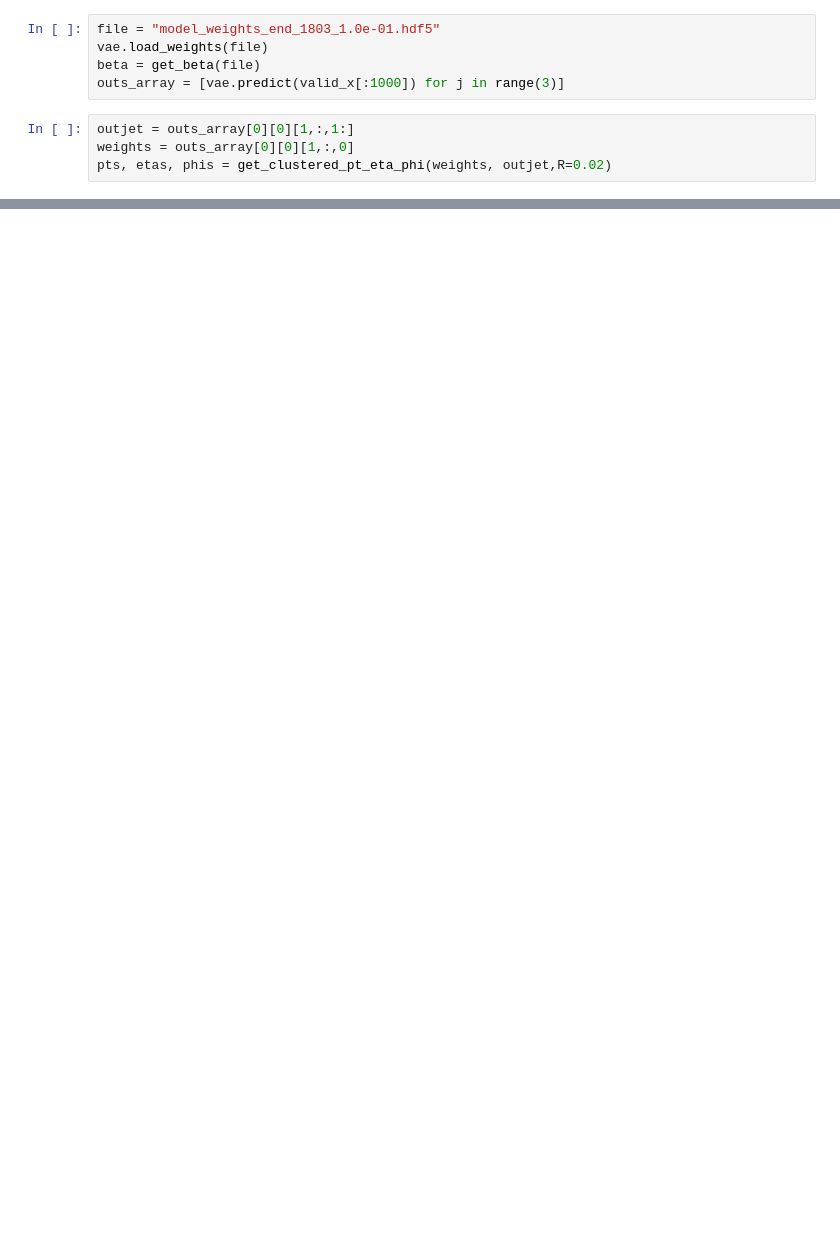
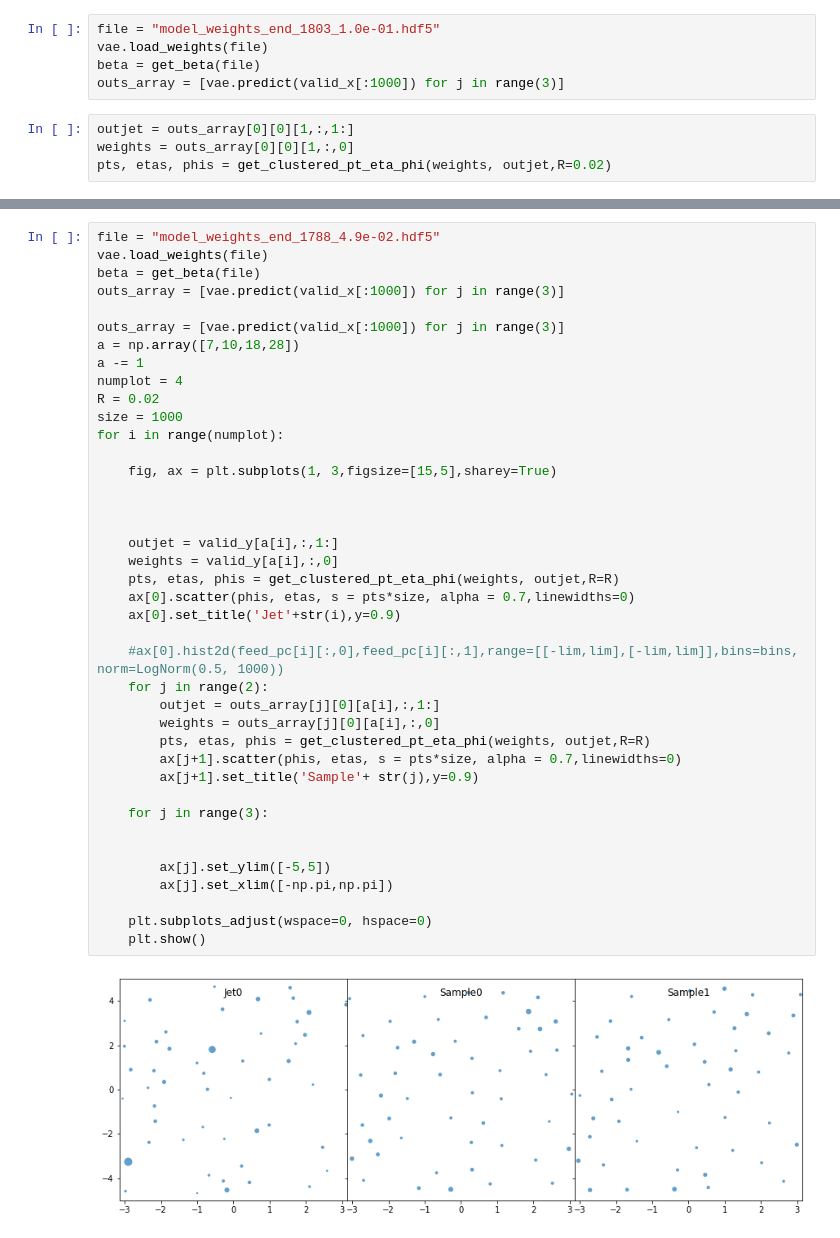
Before and after one commit to erichuangyf/copy_EMD_VAE, a Jupyter notebook: Study/study_B_new.ipynb, the cells around one changed output, grey strips where cells are left out. Cells and saved outputs as stored; diff of their text form; blank space fills up the shorter version.

```diff
--- a/Study/study_B_new.ipynb
+++ b/Study/study_B_new.ipynb
@@ -584,0 +466,42 @@ plt.hist(pts)
+# %%
+file = "model_weights_end_1788_4.9e-02.hdf5"
+vae.load_weights(file)
+beta = get_beta(file)
+outs_array = [vae.predict(valid_x[:1000]) for j in range(3)]
+
+outs_array = [vae.predict(valid_x[:1000]) for j in range(3)]
+a = np.array([7,10,18,28])
+a -= 1
+numplot = 4
+R = 0.02
+size = 1000
+for i in range(numplot):
+
+    fig, ax = plt.subplots(1, 3,figsize=[15,5],sharey=True)
+
+
+
+    outjet = valid_y[a[i],:,1:]
+    weights = valid_y[a[i],:,0]
+    pts, etas, phis = get_clustered_pt_eta_phi(weights, outjet,R=R)
+    ax[0].scatter(phis, etas, s = pts*size, alpha = 0.7,linewidths=0)
+    ax[0].set_title('Jet'+str(i),y=0.9)
+
+    #ax[0].hist2d(feed_pc[i][:,0],feed_pc[i][:,1],range=[[-lim,lim],[-lim,lim]],bins=bins, norm=LogNorm(0.5, 1000))
+    for j in range(2):
+        outjet = outs_array[j][0][a[i],:,1:]
+        weights = outs_array[j][0][a[i],:,0]
+        pts, etas, phis = get_clustered_pt_eta_phi(weights, outjet,R=R)
+        ax[j+1].scatter(phis, etas, s = pts*size, alpha = 0.7,linewidths=0)
+        ax[j+1].set_title('Sample'+ str(j),y=0.9)
+
+    for j in range(3):
+
+
+        ax[j].set_ylim([-5,5])
+        ax[j].set_xlim([-np.pi,np.pi])
+
+    plt.subplots_adjust(wspace=0, hspace=0)
+    plt.show()
+# %% [output]
+[figure, added]
```
Also changed, not shown: parts of 16 cells of this notebook, 3 other files.
